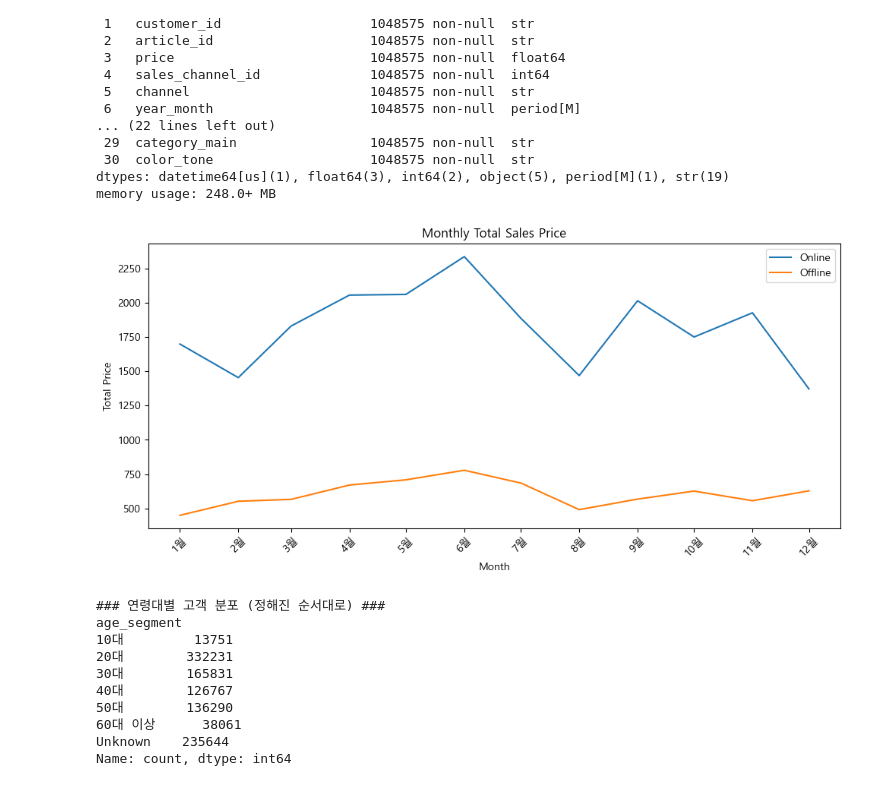
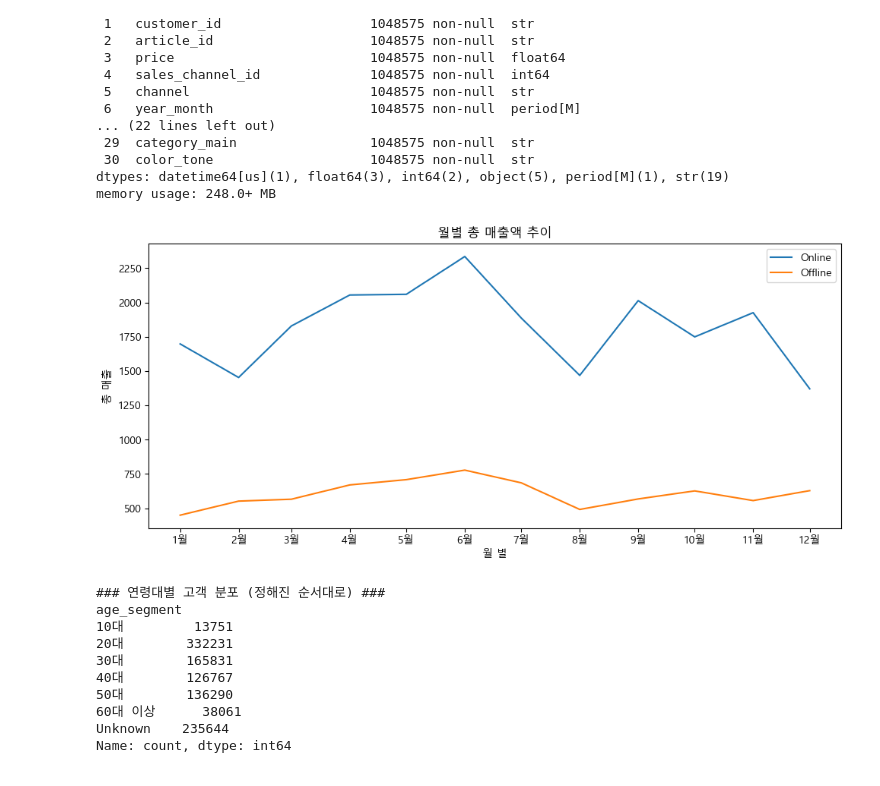
Before and after one commit to yoohengu/cross-gen-biz-analysis, a Jupyter notebook: notebooks/chanhui_eda/hm_2020_business_insight.ipynb, the cells around one changed output. Cells and saved outputs as stored; diff of their text form; code cells hidden in the pictures.

```diff
--- a/notebooks/chanhui_eda/hm_2020_business_insight.ipynb
+++ b/notebooks/chanhui_eda/hm_2020_business_insight.ipynb
@@ -855,21 +855,21 @@ offline_monthly_price = offline_df.groupby('year_month')['price'].sum()
 # %%
 plt.figure(figsize=(10,5))
 
 plt.plot(online_monthly_price.index.to_timestamp(), online_monthly_price.values, label='Online')
 plt.plot(offline_monthly_price.index.to_timestamp(), offline_monthly_price.values, label='Offline')
 
-plt.title("Monthly Total Sales Price")
-plt.xlabel("Month")
-plt.ylabel("Total Price")
+plt.title("월별 총 매출액 추이")
+plt.xlabel("월 별")
+plt.ylabel("총 매출")
 plt.xticks(rotation=45)
 plt.legend()
 plt.tight_layout()
 plt.xticks(online_monthly_price.index.to_timestamp(),
         [f"{m}월" for m in range(1, 13)],
-        rotation=45)
+        rotation=0)
 plt.show()
 # %% [output]
-[figure, old version]
+[figure, new version]
 # %%
 # 1. 원하는 출력 순서 정의 (10대부터 Unknown까지)
 ordered_index = ['10대', '20대', '30대', '40대', '50대', '60대 이상', 'Unknown']
```
Also changed, not shown: parts of 2 cells of this notebook.
